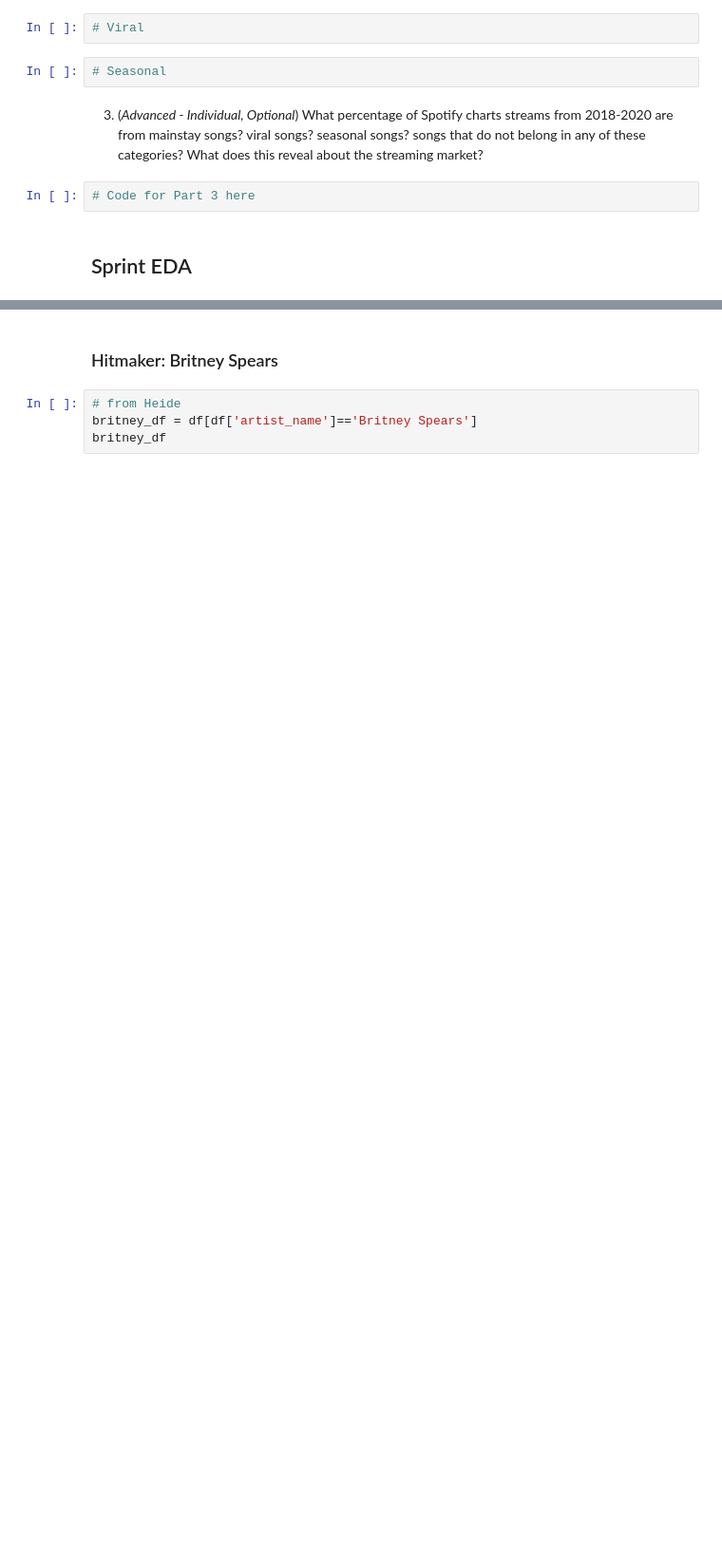
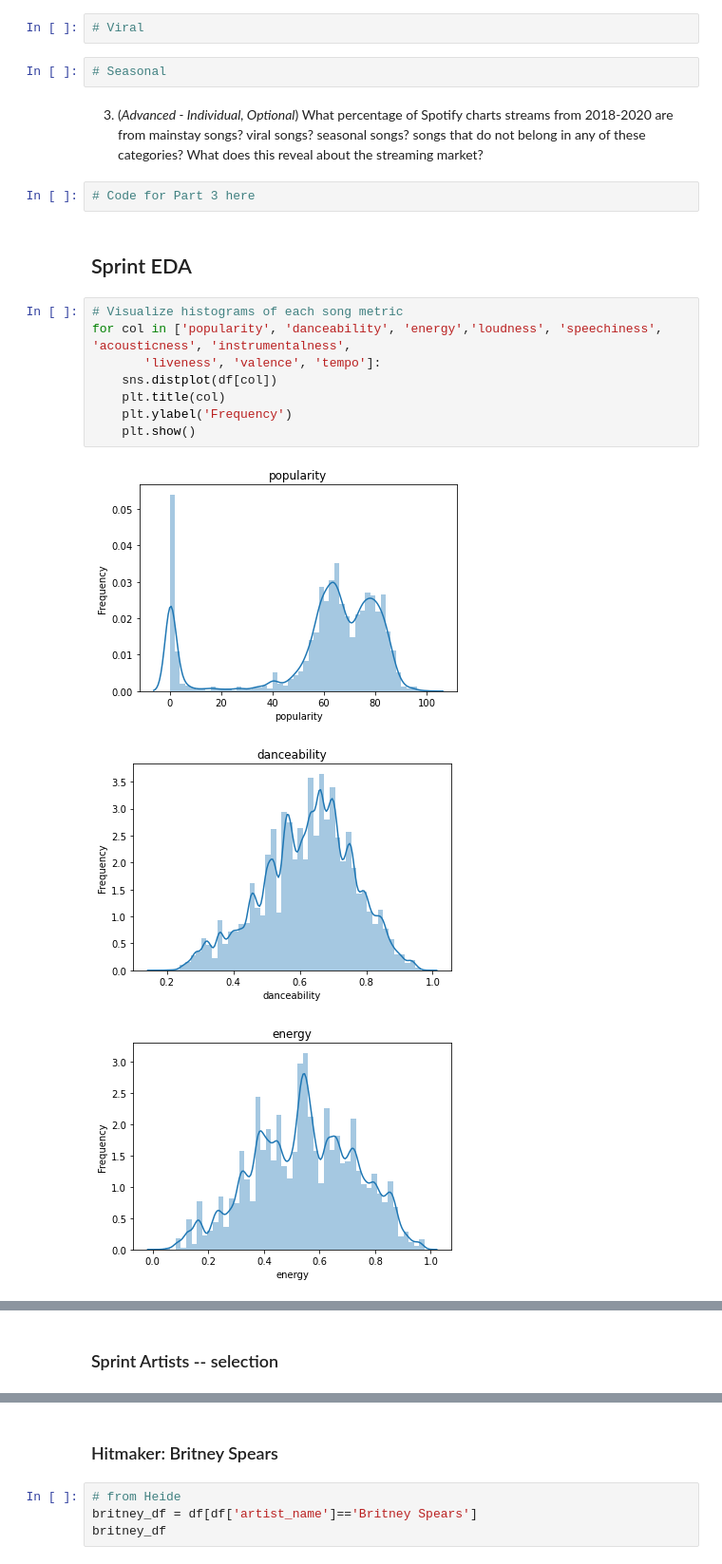
Before and after one commit to wenmi01/dsfc7-sprint02, a Jupyter notebook: notebooks/Rowen_Market_Data_Day04.ipynb, the cells around one changed output, grey strips where cells are left out. Shown at 95% size. Cells and saved outputs as stored; diff of their text form; blank space fills up the shorter version.

```diff
--- a/notebooks/Rowen_Market_Data_Day04.ipynb
+++ b/notebooks/Rowen_Market_Data_Day04.ipynb
@@ -296,3 +354,15 @@ P1
 # Code for Part 3 here
 # %% [markdown]
 ## Sprint EDA
+# %%
+# Visualize histograms of each song metric
+for col in ['popularity', 'danceability', 'energy','loudness', 'speechiness', 'acousticness', 'instrumentalness',
+       'liveness', 'valence', 'tempo']:
+    sns.distplot(df[col])
+    plt.title(col)
+    plt.ylabel('Frequency')
+    plt.show()
+# %% [output]
+[figure, added]
+[figure, added]
+[figure, added]
@@ -299,2 +376,4 @@ P1
+# %% [markdown]
+### Sprint Artists -- selection
 # %%
 df.columns.sort_values()
```
Also changed, not shown: parts of 60 cells of this notebook, 1 other file.
